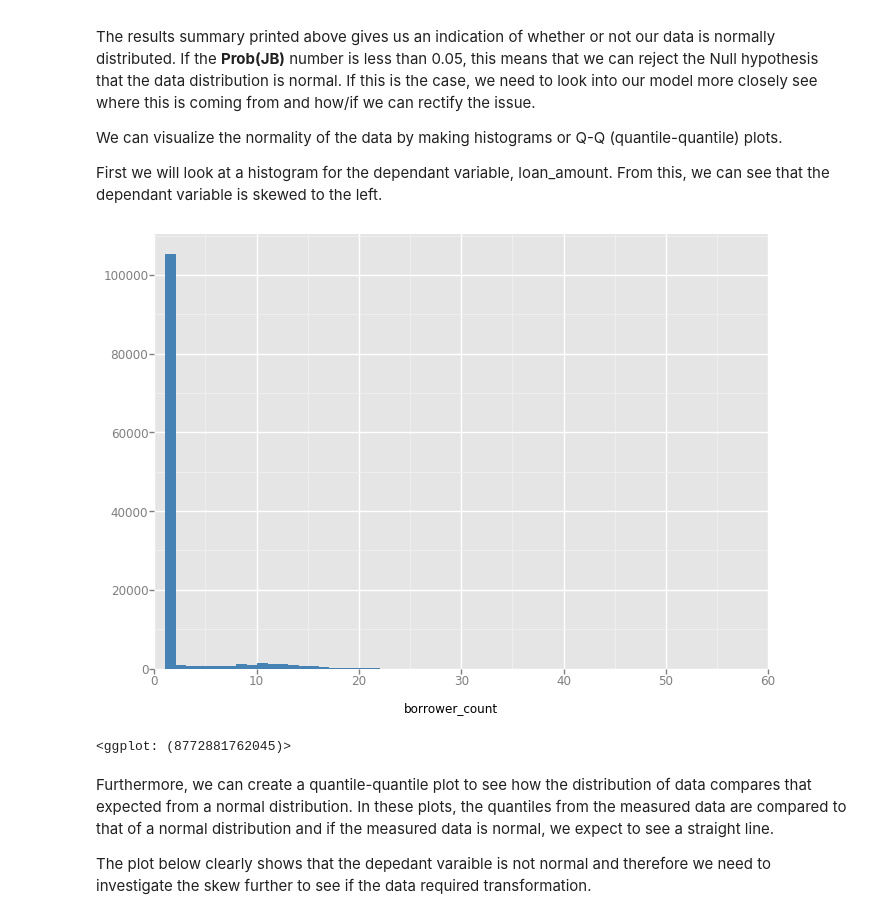
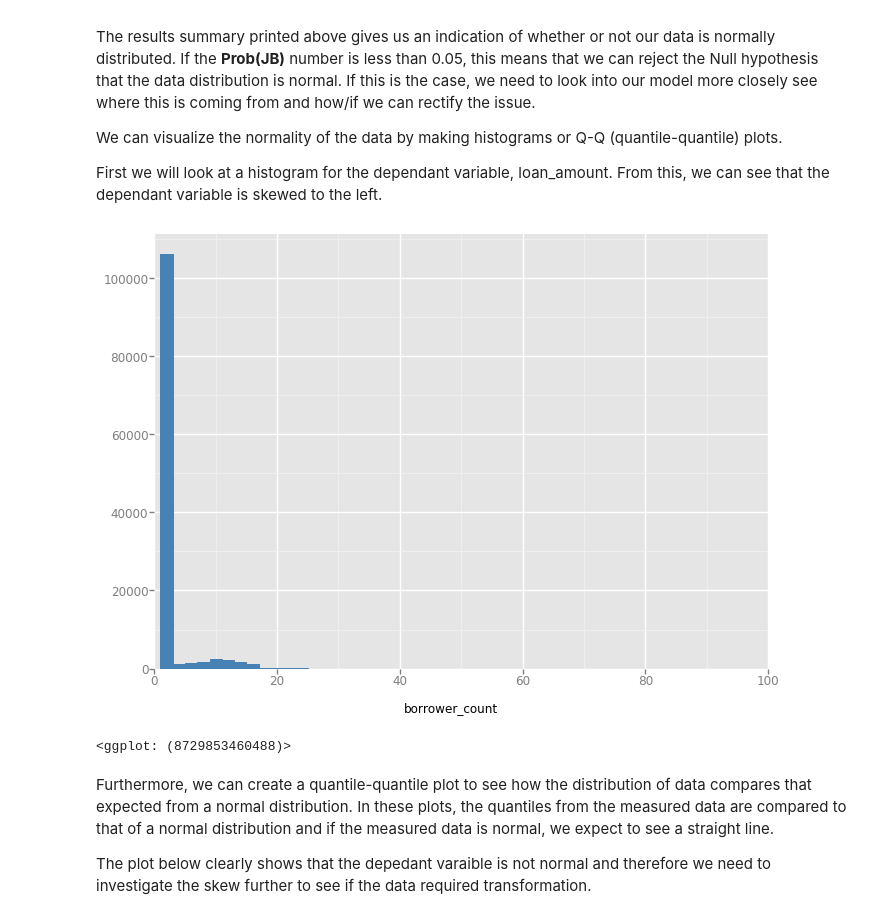
Before and after one commit to Rosina9700/testing_jupyter_diffs, a Jupyter notebook: lr.ipynb, the cells around one changed output. Saved outputs shown, nothing was run; the diff lists cells and outputs as text; code cells hidden in the pictures.

```diff
--- a/lr.ipynb
+++ b/lr.ipynb
@@ -214,10 +217,10 @@ We can visualize the normality of the data by making histograms or Q-Q (quantile
 First we will look at a histogram for the dependant variable, loan_amount. From this, we can see that the dependant variable is skewed to the left.
 # %%
 # Denisty plot for the request loan amount
-ggplot(df, aes(x='borrower_count')) + geom_histogram(binwidth=1, color='steelblue', fill='steelblue') + xlim(0,60)
+ggplot(df, aes(x='borrower_count')) + geom_histogram(binwidth=2, color='steelblue', fill='steelblue') + xlim(0,100)
 # %% [output]
-[figure, old version]
+[figure, new version]
-<ggplot: (8772881762045)>
+<ggplot: (8729853460488)>
 # %% [markdown]
 Furthermore, we can create a quantile-quantile plot to see how the distribution of data compares that expected from a normal distribution. In these plots, the quantiles from the measured data are compared to that of a normal distribution and if the measured data is normal, we expect to see a straight line.
 
```
Also changed, not shown: parts of 15 cells of this notebook.
